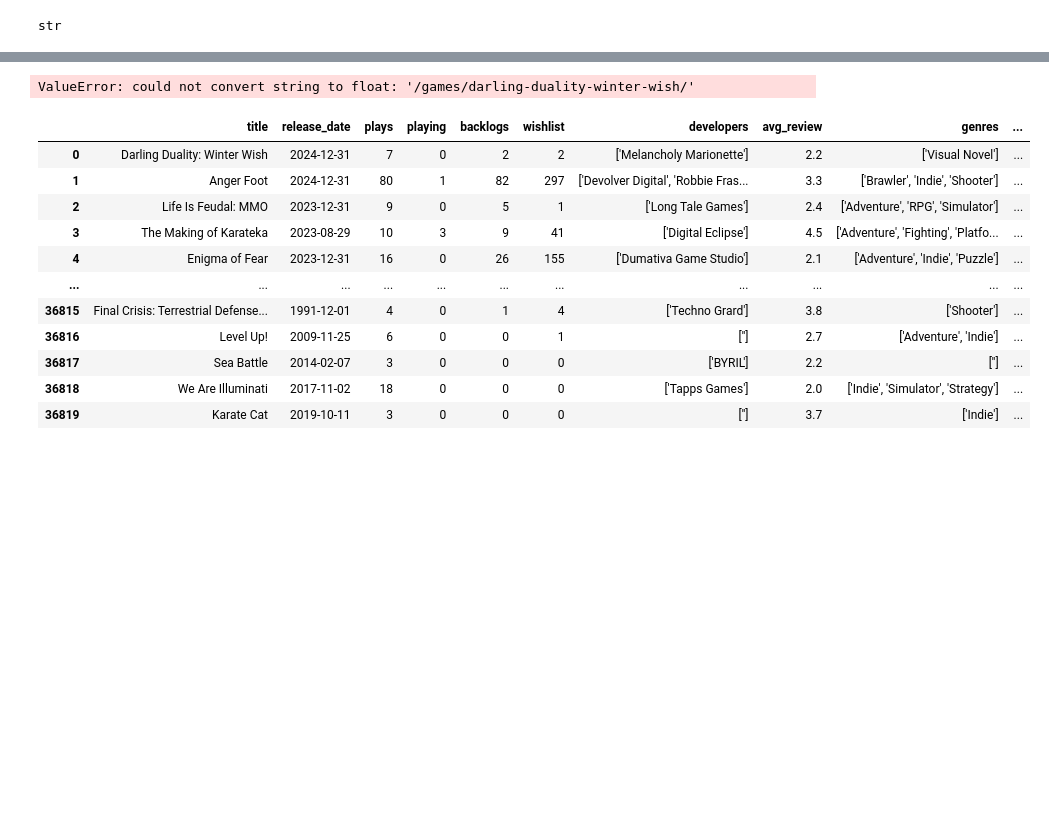
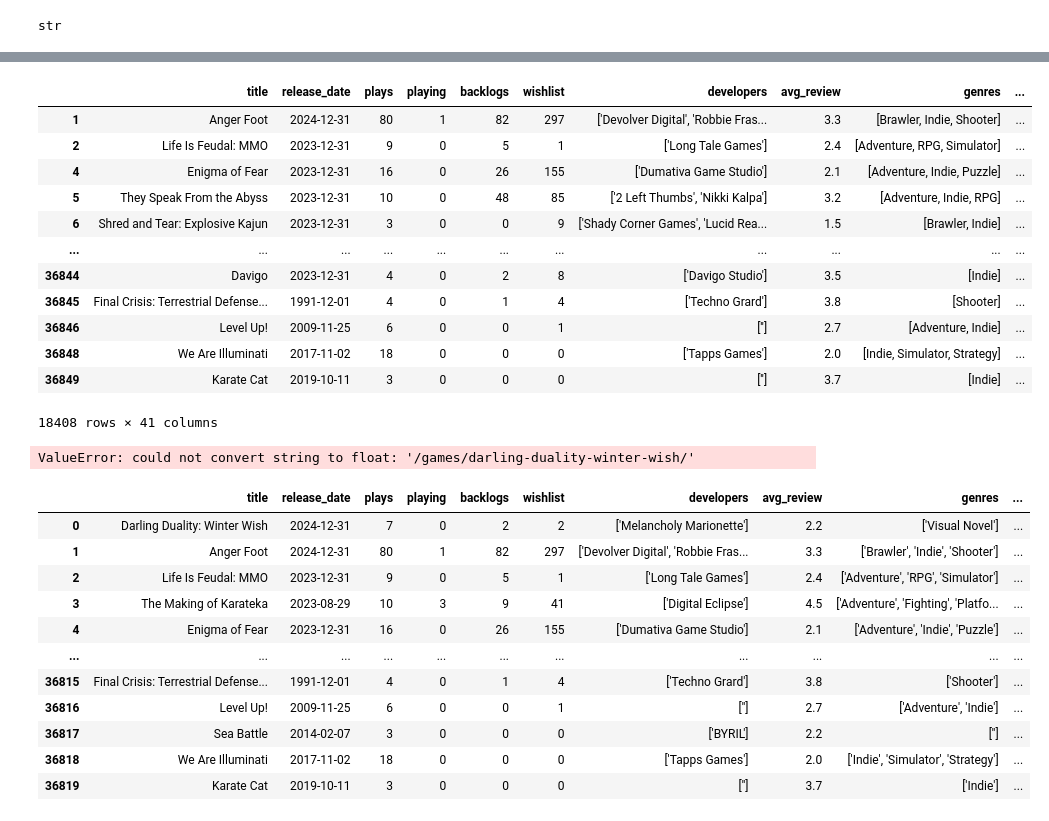
Before and after one commit to Ant-mel/legendary_game_recs, a Jupyter notebook: notebooks/streamlit_prep.ipynb, the cells around one changed output, grey strips where cells are left out. Drawn from its saved outputs; the diff is of its cells as text; code cells hidden in the pictures; blank space fills up the shorter version.

```diff
--- a/notebooks/streamlit_prep.ipynb
+++ b/notebooks/streamlit_prep.ipynb
@@ -33,3 +263,56 @@ str
+# %%
+gen_sel = ['RPG', 'Indie', 'Shooter']
+
+def genre_filter(df, selected_genres):
+    if selected_genres == ['Any']:
+        pass
+    else:
+        if len(selected_genres) == 1:
+            df_filt = df[df['genres'].apply(lambda x:
+                selected_genres[0] in x)]
+            return df_filt
+        if len(selected_genres) == 2:
+            df_filt = df[df['genres'].apply(lambda x:
+                selected_genres[0] in x or
+                selected_genres[1] in x)]
+            return df_filt
+        if len(selected_genres) == 3:
+            df_filt = df[df['genres'].apply(lambda x:
+                selected_genres[0] in x or
+                selected_genres[1] in x or
+                selected_genres[2] in x)]
+            return df_filt
+        if len(selected_genres) == 4:
+            df_filt = df[df['genres'].apply(lambda x:
+                selected_genres[0] in x or
+                selected_genres[1] in x or
+                selected_genres[2] in x or
+                selected_genres[3] in x)]
+            return df_filt
+        if len(selected_genres) == 5:
+            df_filt = df[df['genres'].apply(lambda x:
+                selected_genres[0] in x or
+                selected_genres[1] in x or
+                selected_genres[2] in x or
+                selected_genres[3] in x or
+                selected_genres[4] in x)]
+            return df_filt
+# %%
+genre_filter(raw_data, gen_sel)
+# %% [output]
+|  | title | release_date | plays | playing | backlogs | wishlist | developers | avg_review | genres | ... |
+| 1 | Anger Foot | 2024-12-31 | 80 | 1 | 82 | 297 | ['Devolver Digital', 'Robbie Fras... | 3.3 | [Brawler, Indie, Shooter] | ... |
+| 2 | Life Is Feudal: MMO | 2023-12-31 | 9 | 0 | 5 | 1 | ['Long Tale Games'] | 2.4 | [Adventure, RPG, Simulator] | ... |
+| 4 | Enigma of Fear | 2023-12-31 | 16 | 0 | 26 | 155 | ['Dumativa Game Studio'] | 2.1 | [Adventure, Indie, Puzzle] | ... |
+| 5 | They Speak From the Abyss | 2023-12-31 | 10 | 0 | 48 | 85 | ['2 Left Thumbs', 'Nikki Kalpa'] | 3.2 | [Adventure, Indie, RPG] | ... |
+| 6 | Shred and Tear: Explosive Kajun | 2023-12-31 | 3 | 0 | 0 | 9 | ['Shady Corner Games', 'Lucid Rea... | 1.5 | [Brawler, Indie] | ... |
+| ... | ... | ... | ... | ... | ... | ... | ... | ... | ... | ... |
+| 36844 | Davigo | 2023-12-31 | 4 | 0 | 2 | 8 | ['Davigo Studio'] | 3.5 | [Indie] | ... |
+| 36845 | Final Crisis: Terrestrial Defense... | 1991-12-01 | 4 | 0 | 1 | 4 | ['Techno Grard'] | 3.8 | [Shooter] | ... |
+| 36846 | Level Up! | 2009-11-25 | 6 | 0 | 0 | 1 | [''] | 2.7 | [Adventure, Indie] | ... |
+| 36848 | We Are Illuminati | 2017-11-02 | 18 | 0 | 0 | 0 | ['Tapps Games'] | 2.0 | [Indie, Simulator, Strategy] | ... |
+| 36849 | Karate Cat | 2019-10-11 | 3 | 0 | 0 | 0 | [''] | 3.7 | [Indie] | ... |
+18408 rows × 41 columns
 # %%
 model_new, ref_new, x_train_new = create_baseline_model_new_csv(raw_data=raw_data)
 # %% [output]
```
Also changed, not shown: parts of 27 cells of this notebook.
